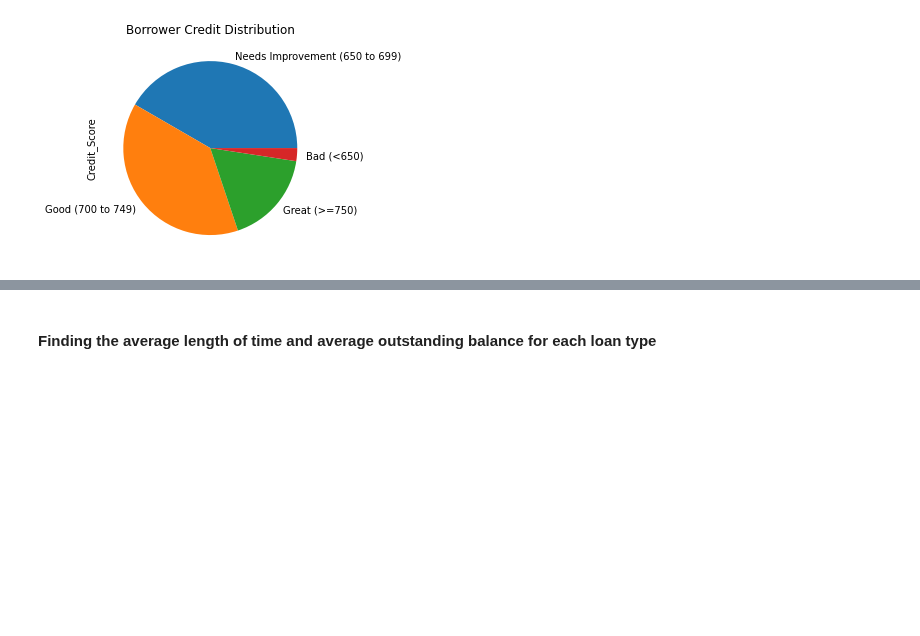
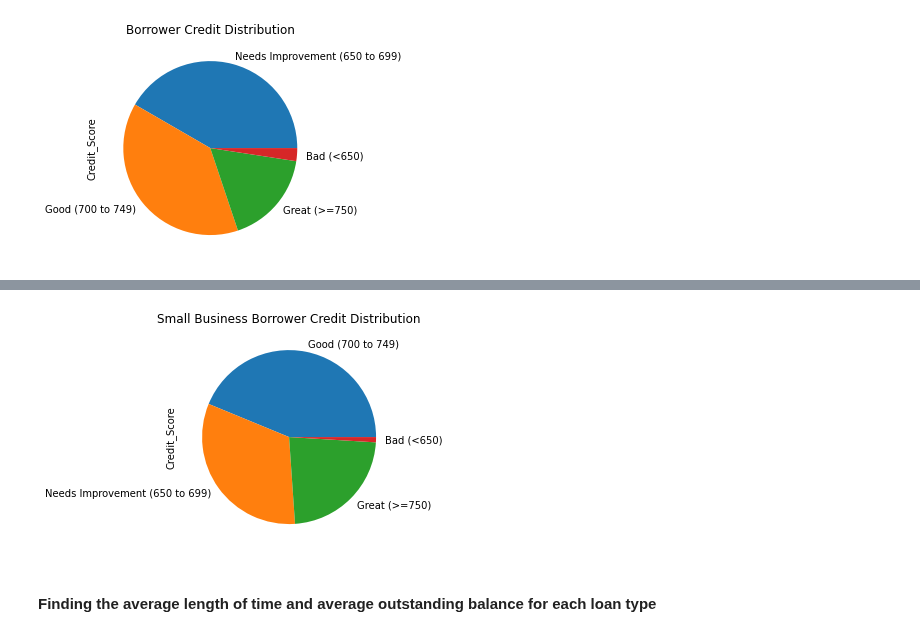
Before and after one commit to paulywog13/loan_data_analysis, a Jupyter notebook: Loan_Data_Analysis.ipynb, the cells around one changed output, grey strips where cells are left out. Cells and saved outputs as stored; diff of their text form; code cells hidden in the pictures; blank space fills up the shorter version.

Commit message:
Loan type analysis added for each loan type.

```diff
--- a/Loan_Data_Analysis.ipynb
+++ b/Loan_Data_Analysis.ipynb
@@ -155,3 +159,11 @@ cc_credit_plot = cc_borrower_credit.plot.pie(title = "Credit Card Borrower Credi
+# %%
+# Count the number of borrowers per scoring bin
+sb_borrower_credit =small_business_df["Credit_Score"].value_counts()
+
+# Create a barplot to show the loan numbers
+sb_credit_plot = sb_borrower_credit.plot.pie(title = "Small Business Borrower Credit Distribution")
+# %% [output]
+[figure, added]
 # %% [markdown]
 #### Finding the average length of time and average outstanding balance for each loan type
 # %%
```
Also changed, not shown: parts of 17 cells of this notebook.
